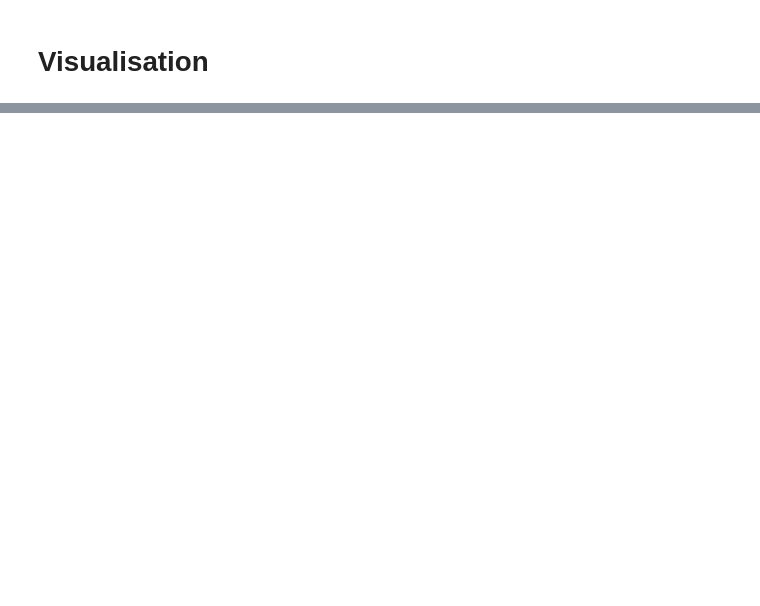
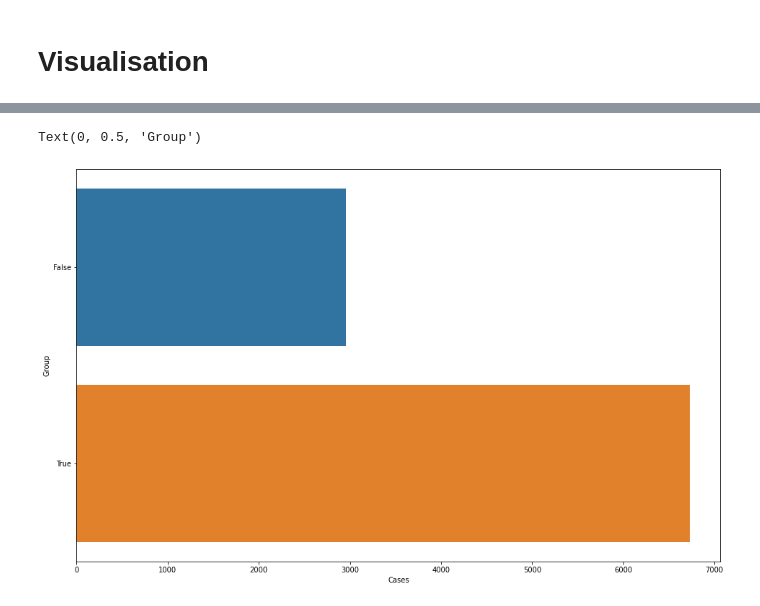
Before and after one commit to chitinglow/Covid19, a Jupyter notebook: COVID19_Exploratory_Analysis.ipynb, the cells around one changed output, grey strips where cells are left out. Cells and saved outputs as stored; diff of their text form; code cells hidden in the pictures; blank space fills up the shorter version.

```diff
--- a/COVID19_Exploratory_Analysis.ipynb
+++ b/COVID19_Exploratory_Analysis.ipynb
@@ -722,0 +723,18 @@ sns.barplot(y = "infection_case",
+# %%
+plt.figure(figsize=(16, 10))
+
+case['group'] = case['group'].astype('category')
+
+group_case = case[['group', 'confirmed']]
+group_case_group = group_case.groupby('group').sum()
+group_case_group.reset_index(inplace=True)
+group_case_group = group_case_group.sort_values('confirmed', ascending=False)
+
+sns.barplot(y = "group",
+            x = 'confirmed',
+            data = group_case_group)
+plt.xlabel('Cases')
+plt.ylabel('Group')
+# %% [output]
+Text(0, 0.5, 'Group')
+[figure, added]
```
Also changed, not shown: parts of 13 cells of this notebook.
